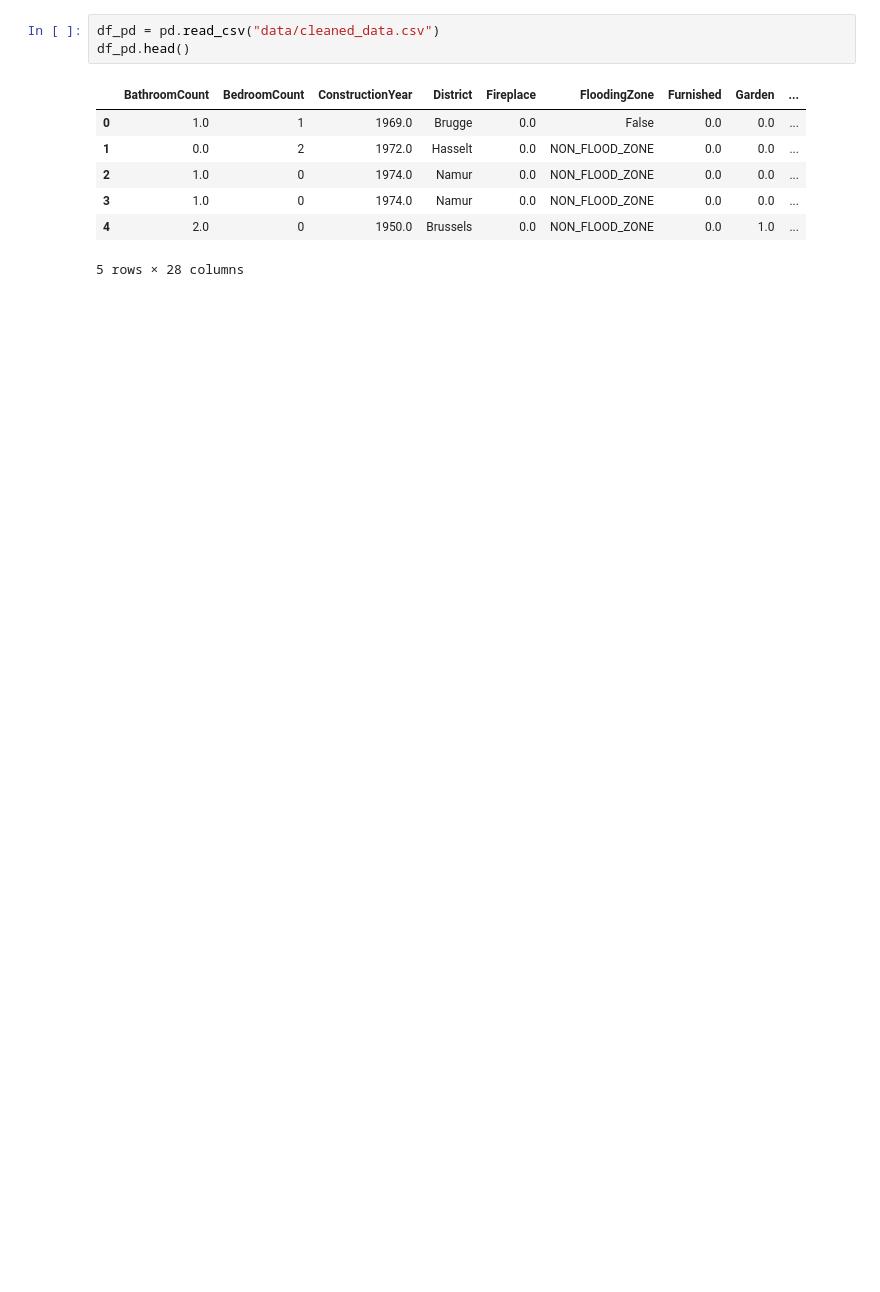
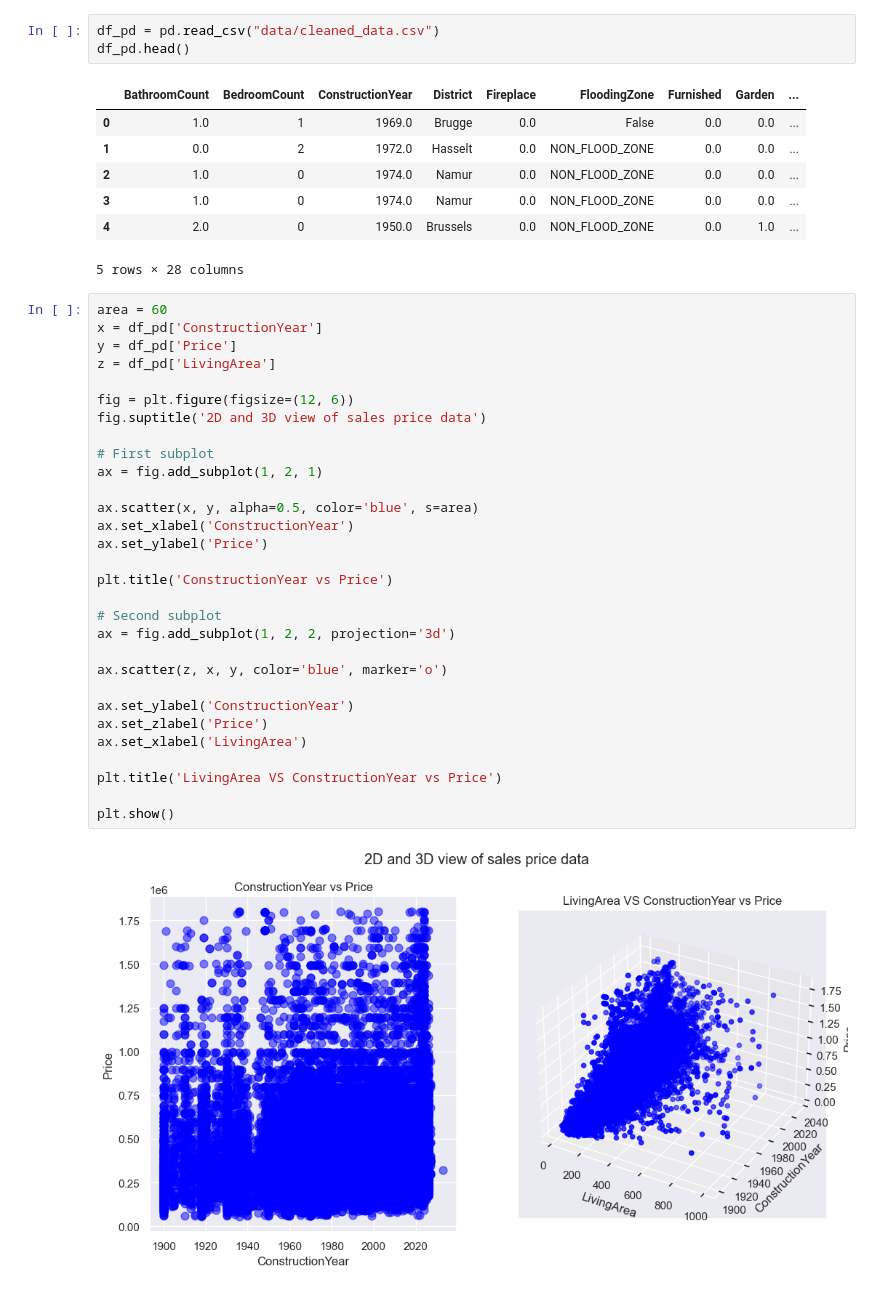
Before and after one commit to AlisherJard/Immo_Eliza_ML, a Jupyter notebook: eliza_ml_regression.ipynb, the cells around one changed output. Cells and saved outputs as stored; diff of their text form; blank space fills up the shorter version.

```diff
--- a/eliza_ml_regression.ipynb
+++ b/eliza_ml_regression.ipynb
@@ -30,3 +71,35 @@ df_pd.head()
 | 3 | 1.0 | 0 | 1974.0 | Namur | 0.0 | NON_FLOOD_ZONE | 0.0 | 0.0 | ... |
 | 4 | 2.0 | 0 | 1950.0 | Brussels | 0.0 | NON_FLOOD_ZONE | 0.0 | 1.0 | ... |
 5 rows × 28 columns
+# %%
+area = 60
+x = df_pd['ConstructionYear']
+y = df_pd['Price']
+z = df_pd['LivingArea']
+
+fig = plt.figure(figsize=(12, 6))
+fig.suptitle('2D and 3D view of sales price data')
+
+# First subplot
+ax = fig.add_subplot(1, 2, 1)
+
+ax.scatter(x, y, alpha=0.5, color='blue', s=area)
+ax.set_xlabel('ConstructionYear')
+ax.set_ylabel('Price')
+
+plt.title('ConstructionYear vs Price')
+
+# Second subplot
+ax = fig.add_subplot(1, 2, 2, projection='3d')
+
+ax.scatter(z, x, y, color='blue', marker='o')
+
+ax.set_ylabel('ConstructionYear')
+ax.set_zlabel('Price')
+ax.set_xlabel('LivingArea')
+
+plt.title('LivingArea VS ConstructionYear vs Price')
+
+plt.show()
+# %% [output]
+[figure, added]
```
Also changed, not shown: parts of 32 cells of this notebook.
